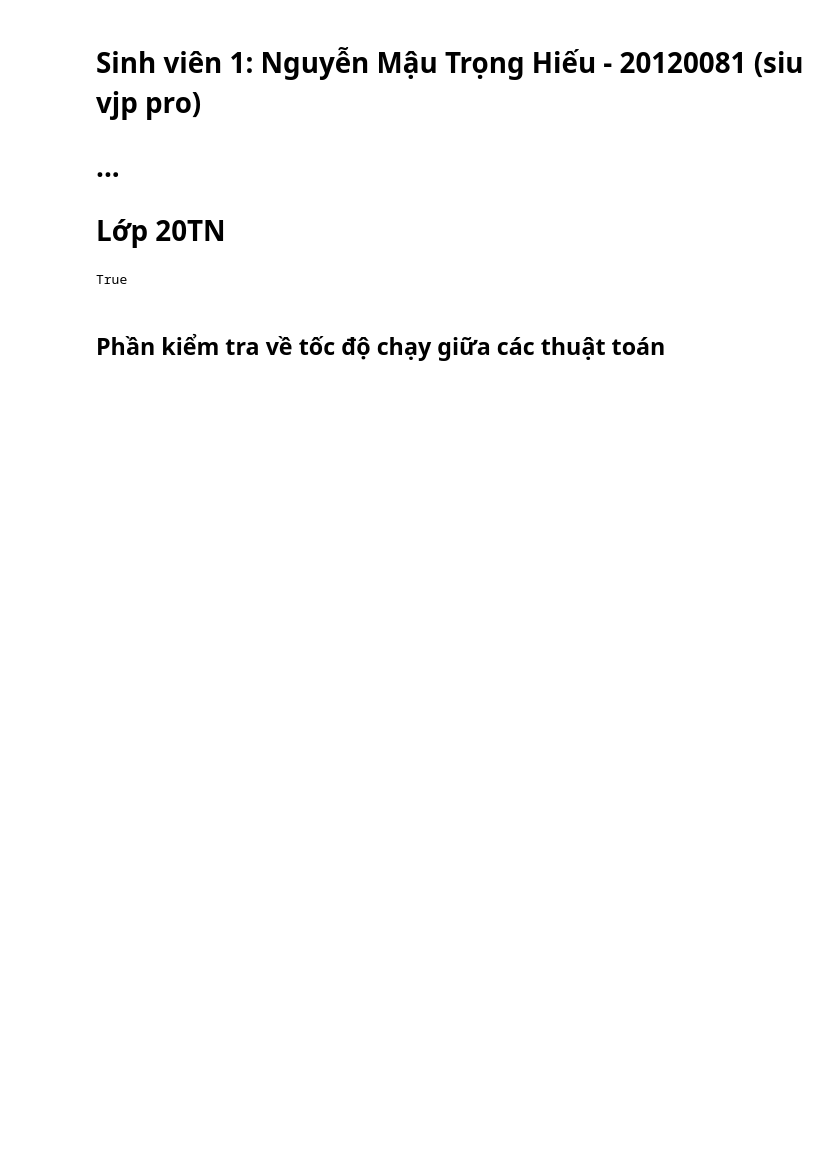
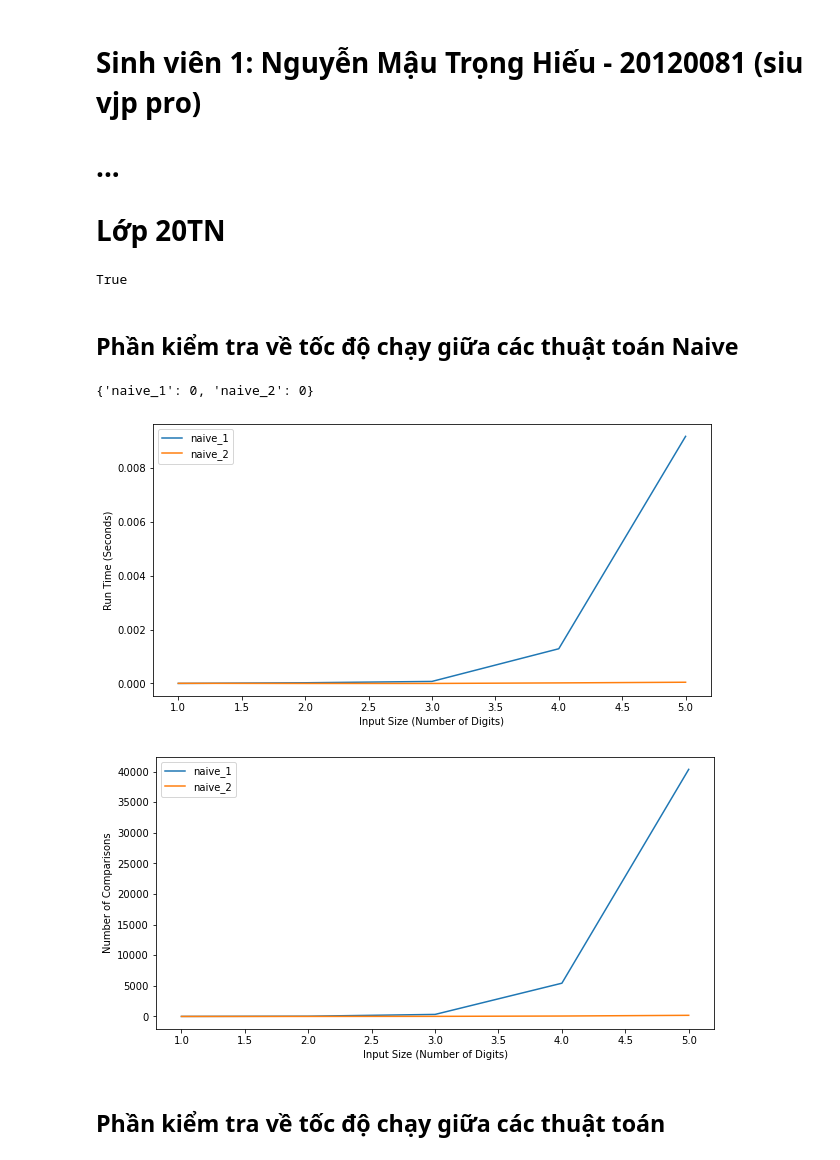
Before and after one commit to nbtin/algo_complexity, a Jupyter notebook: 20120081.ipynb, the cells around one changed output. Cells and saved outputs as stored; diff of their text form; code cells hidden in the pictures; blank space fills up the shorter version.

```diff
--- a/20120081.ipynb
+++ b/20120081.ipynb
@@ -100,2 +107,68 @@ def generate_random_large_nonprime(n_digit):
+# %% [markdown]
+## Phần kiểm tra về tốc độ chạy giữa các thuật toán Naive
+# %%
+list_of_algo = [naive_1, naive_2]
+run_times = {}
+comparisons_count = {}
+wrong_freqency = {}
+# init dictionary
+for func in list_of_algo:
+    run_times[func.__name__] = {}
+    comparisons_count[func.__name__] = {}
+
+n_digts = range(1, 6, 1)
+n_repeat = 200
+for n_digt in n_digts:
+    save_path = os.path.join(route_test, f'test_case_{n_digt}_digit.txt')
+    # open the file and close it, similar to touch command
+    open(save_path, 'a').close()
+    for repeat in range(n_repeat):
+        with open(save_path, 'a') as f:
+            number = generate_random_number(n_digt) if not randint(0, 5) else generate_random_large_prime(n_digt)
+
+            # number = generate_random_number(n_digt)
+            f.write('Input: ' + str(number) + '\n')
+            check_ans = []
+            for func in list_of_algo:
+                run_time, results = measure_time(func, number)
+                results, comparisons = results
+                func_name = func.__name__
+                try:
+                    run_times[func_name][repeat].append(run_time)
+                    comparisons_count[func_name][repeat].append(
+                        comparisons)
+                except:
+                    run_times[func_name][repeat] = [run_time]
+                    comparisons_count[func_name][repeat] = [comparisons]
+
+                verdict = 1 if results != isprime(number) else 0
+
+                try:
+                    wrong_freqency[func_name] += verdict
+                except:
+                    wrong_freqency[func_name] = verdict
+
+
+avg_run_times = {}
+avg_comparisons_count = {}
+print(wrong_freqency)
+
+for func in list_of_algo:
+    calculate_run_time = []
+    calculate_comparisons_count = []
+    for repeat in range(n_repeat):
+        calculate_run_time.append(run_times[func.__name__][repeat])
+        calculate_comparisons_count.append(
+            comparisons_count[func.__name__][repeat])
+    avg_run_times[func.__name__] = np.mean(calculate_run_time, axis=0)
+    avg_comparisons_count[func.__name__] = np.mean(
+        calculate_comparisons_count, axis=0)
+
+plot_run_times(avg_run_times, n_digts, name='naive_1_2_run_times.jpg')
+plot_comparisons(avg_comparisons_count, n_digts, name='naive_1_2_comparisons.jpg')
+# %% [output]
+{'naive_1': 0, 'naive_2': 0}
+[figure, added]
+[figure, added]
 # %% [markdown]
 ## Phần kiểm tra về tốc độ chạy giữa các thuật toán
```
Also changed, not shown: parts of 9 cells of this notebook, 10 other files.
